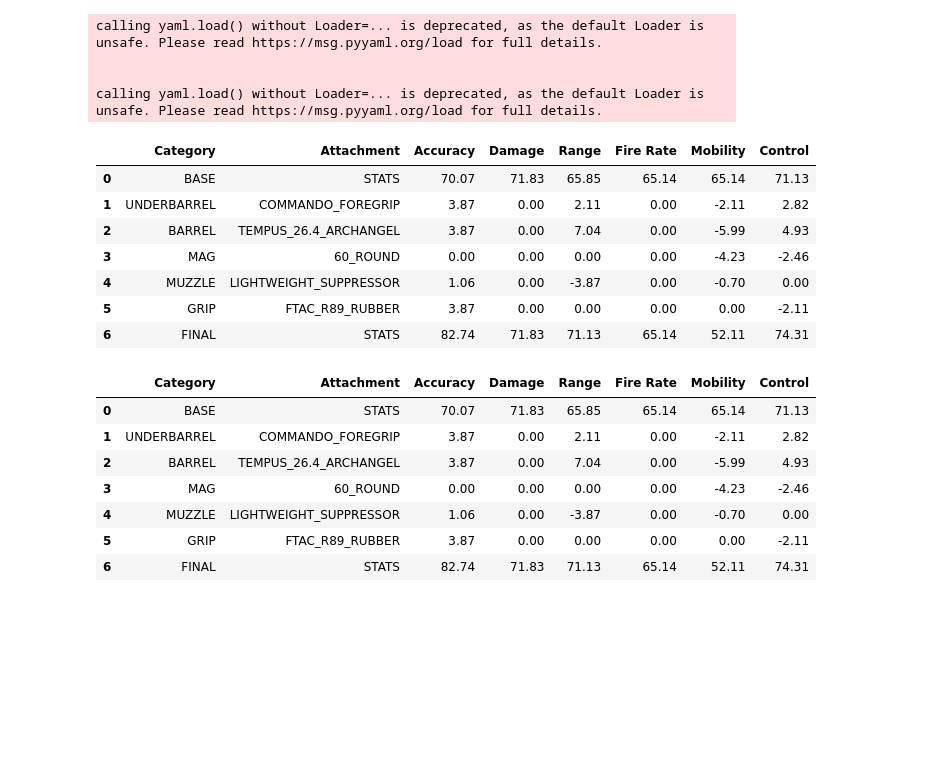
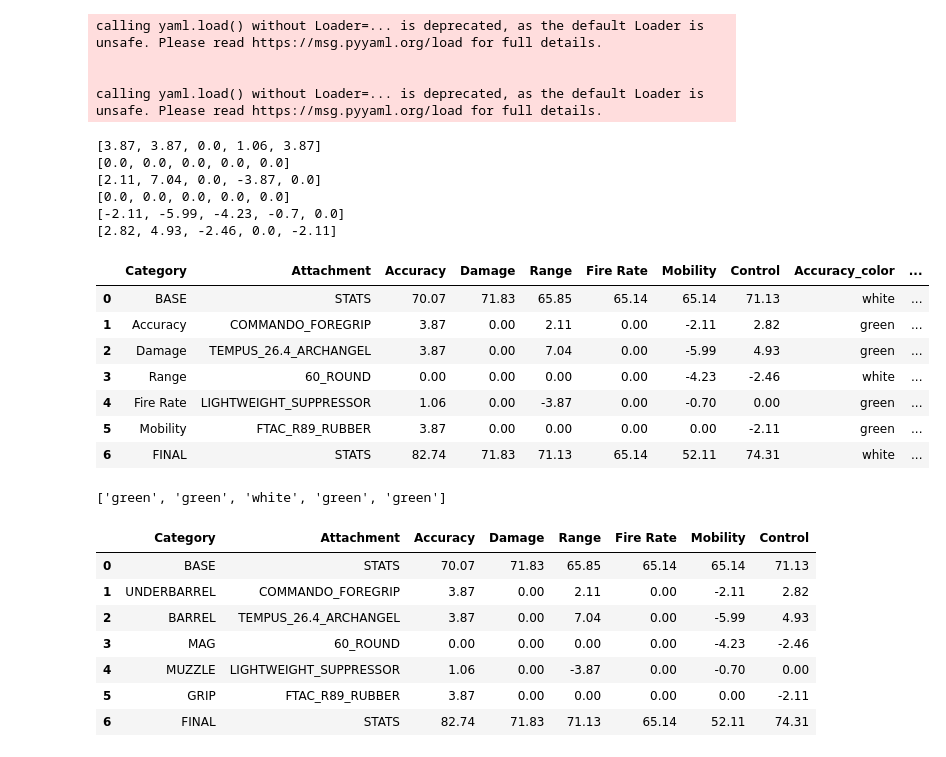
Before and after one commit to mdhwang/Modern-Warfare-Weapon-Stats-Visualization, a Jupyter notebook: Radar Chart Test.ipynb, the cells around one changed output. Drawn from its saved outputs; the diff is of its cells as text; code cells hidden in the pictures; blank space fills up the shorter version.

Commit message:
added color coding to table

```diff
--- a/Radar Chart Test.ipynb
+++ b/Radar Chart Test.ipynb
@@ -46,13 +46,26 @@ def table_agg(df, weapon, attachemnts,categories):
     pd_table = pd.DataFrame(table, columns = header)
     return pd_table
 # %%
-table_agg(df, "GRAU", attachments, categories)
+test = table_agg(df, "GRAU", attachments, categories)
-# %% [output]
-|  | Category | Attachment | Accuracy | Damage | Range | Fire Rate | Mobility | Control |
-| 0 | BASE | STATS | 70.07 | 71.83 | 65.85 | 65.14 | 65.14 | 71.13 |
-| 1 | UNDERBARREL | COMMANDO_FOREGRIP | 3.87 | 0.00 | 2.11 | 0.00 | -2.11 | 2.82 |
-| 2 | BARREL | TEMPUS_26.4_ARCHANGEL | 3.87 | 0.00 | 7.04 | 0.00 | -5.99 | 4.93 |
-| 3 | MAG | 60_ROUND | 0.00 | 0.00 | 0.00 | 0.00 | -4.23 | -2.46 |
-| 4 | MUZZLE | LIGHTWEIGHT_SUPPRESSOR | 1.06 | 0.00 | -3.87 | 0.00 | -0.70 | 0.00 |
-| 5 | GRIP | FTAC_R89_RUBBER | 3.87 | 0.00 | 0.00 | 0.00 | 0.00 | -2.11 |
-| 6 | FINAL | STATS | 82.74 | 71.83 | 71.13 | 65.14 | 52.11 | 74.31 |
+# %%
+for each in categories:
+    string = each + "_color"
+    test[string] = color_selector(test[each])
+# %% [output]
+[3.87, 3.87, 0.0, 1.06, 3.87]
+[0.0, 0.0, 0.0, 0.0, 0.0]
+[2.11, 7.04, 0.0, -3.87, 0.0]
+[0.0, 0.0, 0.0, 0.0, 0.0]
+[-2.11, -5.99, -4.23, -0.7, 0.0]
+[2.82, 4.93, -2.46, 0.0, -2.11]
+# %%
+test
+# %% [output]
+|  | Category | Attachment | Accuracy | Damage | Range | Fire Rate | Mobility | Control | Accuracy_color | ... |
+| 0 | BASE | STATS | 70.07 | 71.83 | 65.85 | 65.14 | 65.14 | 71.13 | white | ... |
+| 1 | Accuracy | COMMANDO_FOREGRIP | 3.87 | 0.00 | 2.11 | 0.00 | -2.11 | 2.82 | green | ... |
+| 2 | Damage | TEMPUS_26.4_ARCHANGEL | 3.87 | 0.00 | 7.04 | 0.00 | -5.99 | 4.93 | green | ... |
+| 3 | Range | 60_ROUND | 0.00 | 0.00 | 0.00 | 0.00 | -4.23 | -2.46 | white | ... |
+| 4 | Fire Rate | LIGHTWEIGHT_SUPPRESSOR | 1.06 | 0.00 | -3.87 | 0.00 | -0.70 | 0.00 | green | ... |
+| 5 | Mobility | FTAC_R89_RUBBER | 3.87 | 0.00 | 0.00 | 0.00 | 0.00 | -2.11 | green | ... |
+| 6 | FINAL | STATS | 82.74 | 71.83 | 71.13 | 65.14 | 52.11 | 74.31 | white | ... |
@@ -59,3 +96,7 @@ table_agg(df, "GRAU", attachments, categories)
+# %%
+color_acc
+# %% [output]
+['green', 'green', 'white', 'green', 'green']
 # %%
 test = pd.DataFrame(a,columns=header)
 # %%
```
Also changed, not shown: parts of 4 cells of this notebook, 3 other files.
